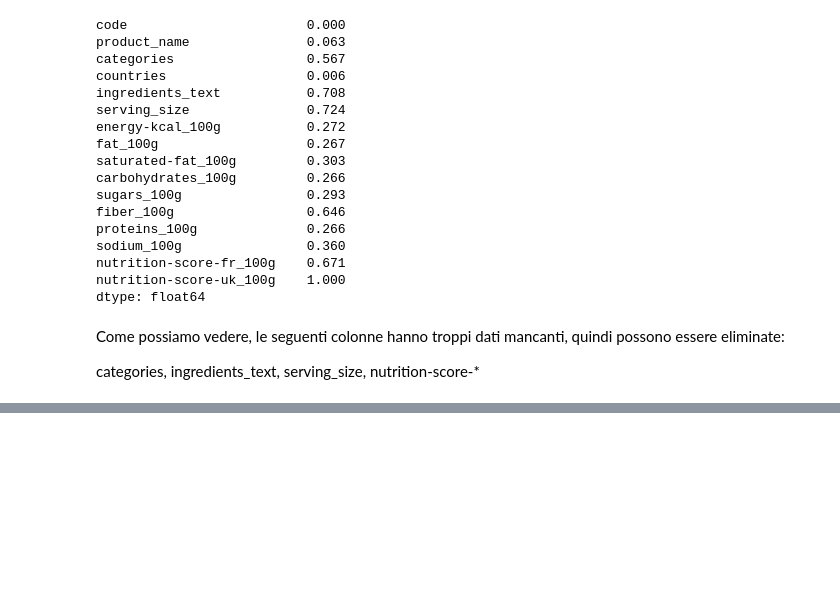
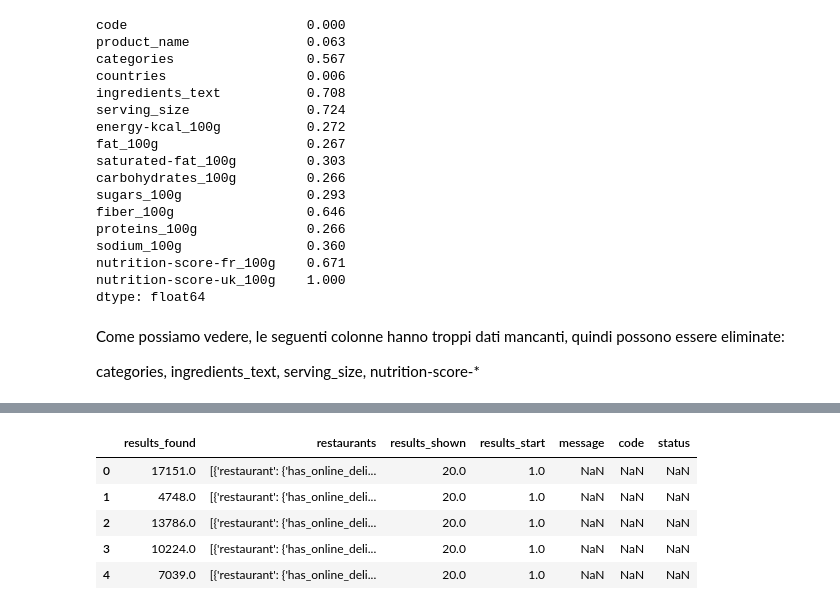
Before and after one commit to deMartino1908303/Dataset-Scouting, a Jupyter notebook: Dataset_test.ipynb, the cells around one changed output, grey strips where cells are left out. Cells and saved outputs as stored; diff of their text form; code cells hidden in the pictures; blank space fills up the shorter version.

```diff
--- a/Dataset_test.ipynb
+++ b/Dataset_test.ipynb
@@ -257,0 +271,14 @@ categories, ingredients_text, serving_size, nutrition-score-*
+# %%
+import pandas as pd
+
+
+df_rest = pd.read_json("./zoomatod_restaurant_dataset/file1.json")
+# %%
+df_rest.head()
+# %% [output]
+|  | results_found | restaurants | results_shown | results_start | message | code | status |
+| 0 | 17151.0 | [{'restaurant': {'has_online_deli... | 20.0 | 1.0 | NaN | NaN | NaN |
+| 1 | 4748.0 | [{'restaurant': {'has_online_deli... | 20.0 | 1.0 | NaN | NaN | NaN |
+| 2 | 13786.0 | [{'restaurant': {'has_online_deli... | 20.0 | 1.0 | NaN | NaN | NaN |
+| 3 | 10224.0 | [{'restaurant': {'has_online_deli... | 20.0 | 1.0 | NaN | NaN | NaN |
+| 4 | 7039.0 | [{'restaurant': {'has_online_deli... | 20.0 | 1.0 | NaN | NaN | NaN |
```
Also changed, not shown: parts of 5 cells of this notebook, 7 other files.
